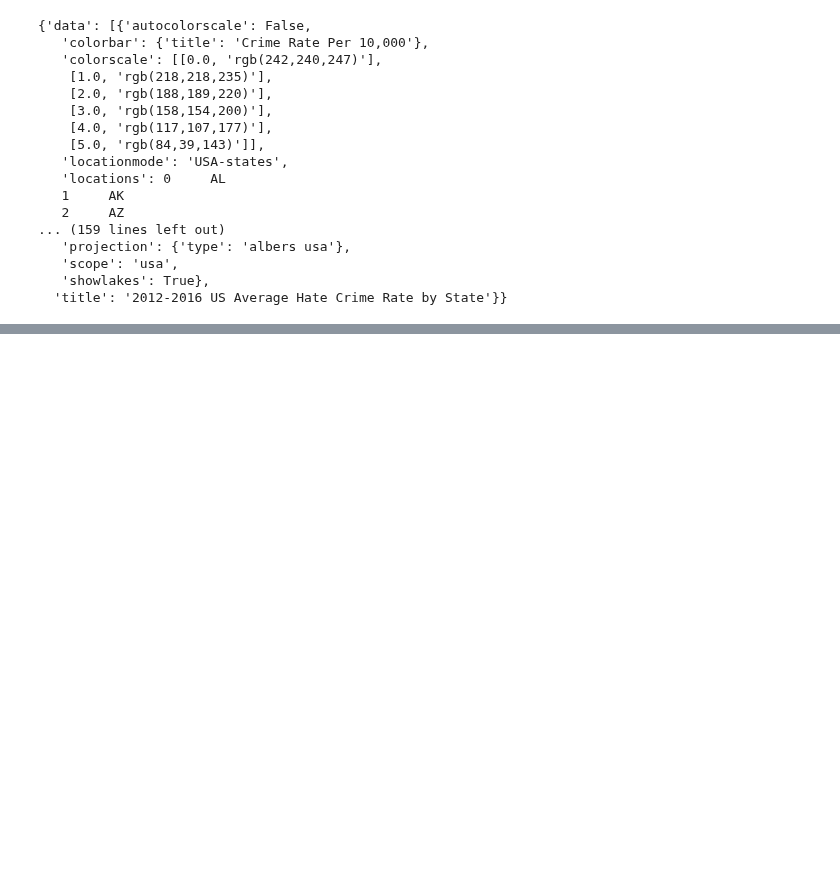
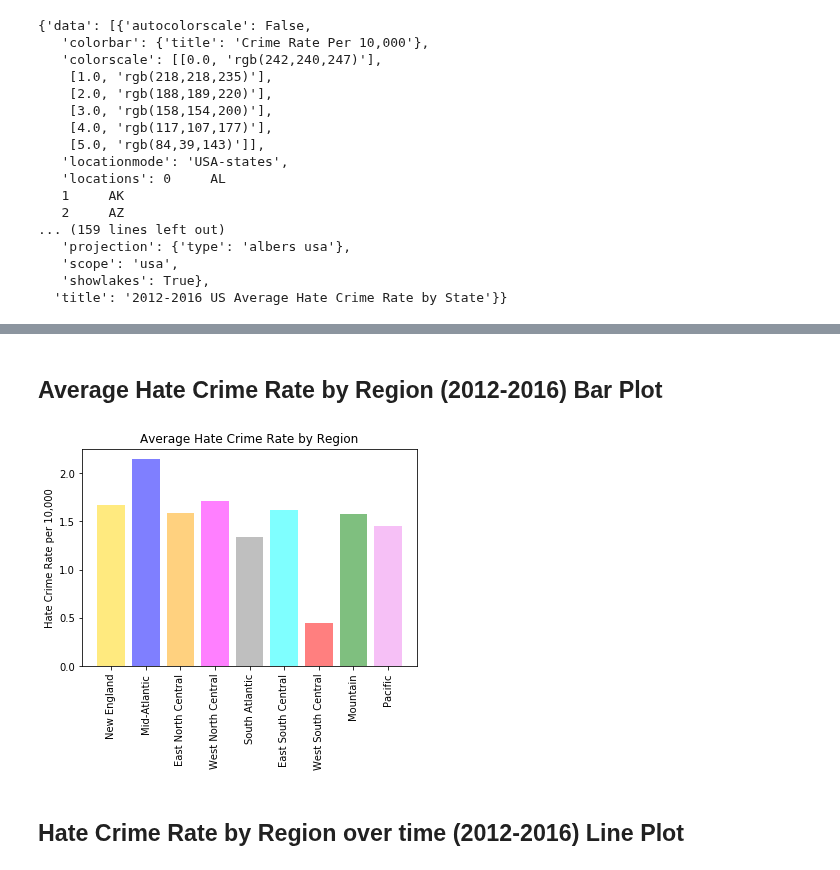
Before and after one commit to jmendiola84/Team_5, a Jupyter notebook: Hate_Crime_States_Dataframe.ipynb, the cells around one changed output, grey strips where cells are left out. Drawn from its saved outputs; the diff is of its cells as text; code cells hidden in the pictures; blank space fills up the shorter version.

```diff
--- a/Hate_Crime_States_Dataframe.ipynb
+++ b/Hate_Crime_States_Dataframe.ipynb
@@ -498,0 +504,13 @@ url = py.plot( fig, filename='avghatecrime2012-2016-cloropleth-map.html' )
+# %%
+hate_crime_csv = 'Resources/Crime Resources/hate_crime_by_state_2012-2016.csv'
+hate_crime_df = pd.read_csv(hate_crime_csv)
+
+neweng = hate_crime_df.loc[(hate_crime_df['State'] == 'Connecticut')|(hate_crime_df['State'] == 'Maine')|(hate_crime_df['State'] == 'Massachussets')|(hate_crime_df['State'] == 'New Hampshire')|(hate_crime_df['State'] == 'Rhode Island')|(hate_crime_df['State'] == 'Vermont')]
+midatl = hate_crime_df.loc[(hate_crime_df['State'] == 'New Jersey')|(hate_crime_df['State'] == 'New York')|(hate_crime_df['State'] == 'Pennsylvania')]
+enctl = hate_crime_df.loc[(hate_crime_df['State'] == 'Illinois')|(hate_crime_df['State'] == 'Indiana')|(hate_crime_df['State'] == 'Michigan')|(hate_crime_df['State'] == 'Ohio')|(hate_crime_df['State'] == 'Wisconsin')]
+wnctl = hate_crime_df.loc[(hate_crime_df['State'] == 'Iowa')|(hate_crime_df['State'] == 'Kansas')|(hate_crime_df['State'] == 'Minnesota')|(hate_crime_df['State'] == 'Missouri')|(hate_crime_df['State'] == 'Nebraska')|(hate_crime_df['State'] == 'North Dakota')|(hate_crime_df['State'] == 'South Dakota')]
+satl = hate_crime_df.loc[(hate_crime_df['State'] == 'Delaware')|(hate_crime_df['State'] == 'Florida')|(hate_crime_df['State'] == 'Georgia')|(hate_crime_df['State'] == 'Maryland')|(hate_crime_df['State'] == 'North Carolina')|(hate_crime_df['State'] == 'South Carolina')|(hate_crime_df['State'] == 'Virginia')|(hate_crime_df['State'] == 'District of Columbia')|(hate_crime_df['State'] == 'West Virginia')]
+esctl = hate_crime_df.loc[(hate_crime_df['State'] == 'Alabama')|(hate_crime_df['State'] == 'Kentucky')|(hate_crime_df['State'] == 'Mississippi')|(hate_crime_df['State'] == 'Tennessee')]
+wsctl = hate_crime_df.loc[(hate_crime_df['State'] == 'Arkansas')|(hate_crime_df['State'] == 'Louisiana')|(hate_crime_df['State'] == 'Oklahoma')|(hate_crime_df['State'] == 'Texas')]
+mountain = hate_crime_df.loc[(hate_crime_df['State'] == 'Arizona')|(hate_crime_df['State'] == 'Colorado')|(hate_crime_df['State'] == 'Idaho')|(hate_crime_df['State'] == 'Montana')|(hate_crime_df['State'] == 'Nevada')|(hate_crime_df['State'] == 'New Mexico')|(hate_crime_df['State'] == 'Utah')|(hate_crime_df['State'] == 'Wyoming')]
+pacific = hate_crime_df.loc[(hate_crime_df['State'] == 'California')|(hate_crime_df['State'] == 'Washington')|(hate_crime_df['State'] == 'Oregon')|(hate_crime_df['State'] == 'Alaska')|(hate_crime_df['State'] == 'Hawaii')]
@@ -498,0 +526,11 @@ url = py.plot( fig, filename='avghatecrime2012-2016-cloropleth-map.html' )
+# %%
+
+neweng = neweng[["State", "Abbreviation","2012 Crime Rate Per 10,000","2013 Crime Rate Per 10,000","2014 Crime Rate Per 10,000","2015 Crime Rate Per 10,000","2016 Crime Rate Per 10,000","Average Crime Rate"]]
+midatl = midatl[["State", "Abbreviation","2012 Crime Rate Per 10,000","2013 Crime Rate Per 10,000","2014 Crime Rate Per 10,000","2015 Crime Rate Per 10,000","2016 Crime Rate Per 10,000","Average Crime Rate"]]
+enctl = enctl[["State", "Abbreviation","2012 Crime Rate Per 10,000","2013 Crime Rate Per 10,000","2014 Crime Rate Per 10,000","2015 Crime Rate Per 10,000","2016 Crime Rate Per 10,000","Average Crime Rate"]]
+wnctl = wnctl[["State", "Abbreviation","2012 Crime Rate Per 10,000","2013 Crime Rate Per 10,000","2014 Crime Rate Per 10,000","2015 Crime Rate Per 10,000","2016 Crime Rate Per 10,000","Average Crime Rate"]]
+satl = satl[["State", "Abbreviation","2012 Crime Rate Per 10,000","2013 Crime Rate Per 10,000","2014 Crime Rate Per 10,000","2015 Crime Rate Per 10,000","2016 Crime Rate Per 10,000","Average Crime Rate"]]
+esctl = esctl[["State", "Abbreviation","2012 Crime Rate Per 10,000","2013 Crime Rate Per 10,000","2014 Crime Rate Per 10,000","2015 Crime Rate Per 10,000","2016 Crime Rate Per 10,000","Average Crime Rate"]]
+wsctl = wsctl[["State", "Abbreviation","2012 Crime Rate Per 10,000","2013 Crime Rate Per 10,000","2014 Crime Rate Per 10,000","2015 Crime Rate Per 10,000","2016 Crime Rate Per 10,000","Average Crime Rate"]]
+mountain = mountain[["State", "Abbreviation","2012 Crime Rate Per 10,000","2013 Crime Rate Per 10,000","2014 Crime Rate Per 10,000","2015 Crime Rate Per 10,000","2016 Crime Rate Per 10,000","Average Crime Rate"]]
+pacific = pacific[["State", "Abbreviation","2012 Crime Rate Per 10,000","2013 Crime Rate Per 10,000","2014 Crime Rate Per 10,000","2015 Crime Rate Per 10,000","2016 Crime Rate Per 10,000","Average Crime Rate"]]
@@ -498,0 +546,19 @@ url = py.plot( fig, filename='avghatecrime2012-2016-cloropleth-map.html' )
+# %% [markdown]
+## Average Hate Crime Rate by Region (2012-2016) Bar Plot
+# %%
+objects = ("New England", "Mid-Atlantic", "East North Central", "West North Central", "South Atlantic", "East South Central", "West South Central", "Mountain", "Pacific")
+y_pos = np.arange(len(objects))
+performance = [neweng["Average Crime Rate"].mean(), midatl["Average Crime Rate"].mean(),enctl["Average Crime Rate"].mean(),wnctl["Average Crime Rate"].mean(),satl["Average Crime Rate"].mean(),esctl["Average Crime Rate"].mean(),wsctl["Average Crime Rate"].mean(),mountain["Average Crime Rate"].mean(),pacific["Average Crime Rate"].mean()]
+colors = ['gold', 'blue', 'orange', 'magenta', 'gray', 'cyan', 'red', 'green', 'violet']
+tick_locations = [value+0.4 for value in y_pos]
+plt.bar(y_pos, performance, align='center', alpha=0.5, color=colors)
+plt.xticks(y_pos, objects, rotation="vertical")
+plt.ylabel('Hate Crime Rate per 10,000')
+plt.title('Average Hate Crime Rate by Region')
+plt.savefig('Resources/Crime Resources/avg_crime_by_region_bar.png') # save the figure to file
+
+plt.show()
+# %% [output]
+[figure, added]
+# %% [markdown]
+## Hate Crime Rate by Region over time (2012-2016) Line Plot
```
Also changed, not shown: parts of 10 cells of this notebook, 2 other files.
